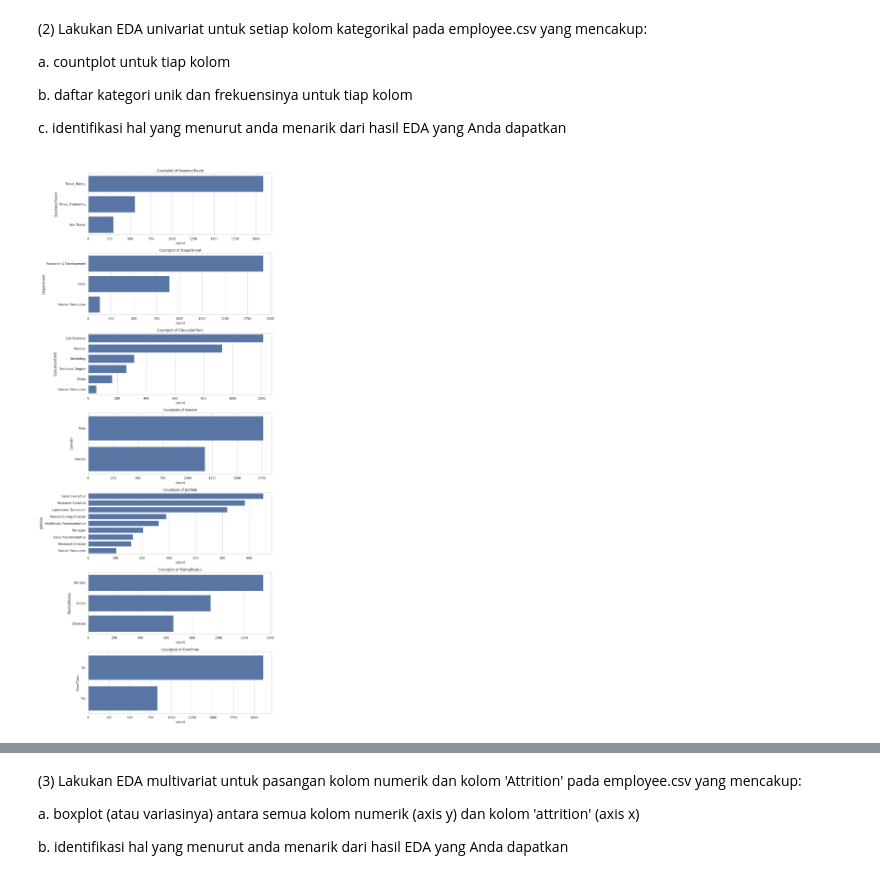
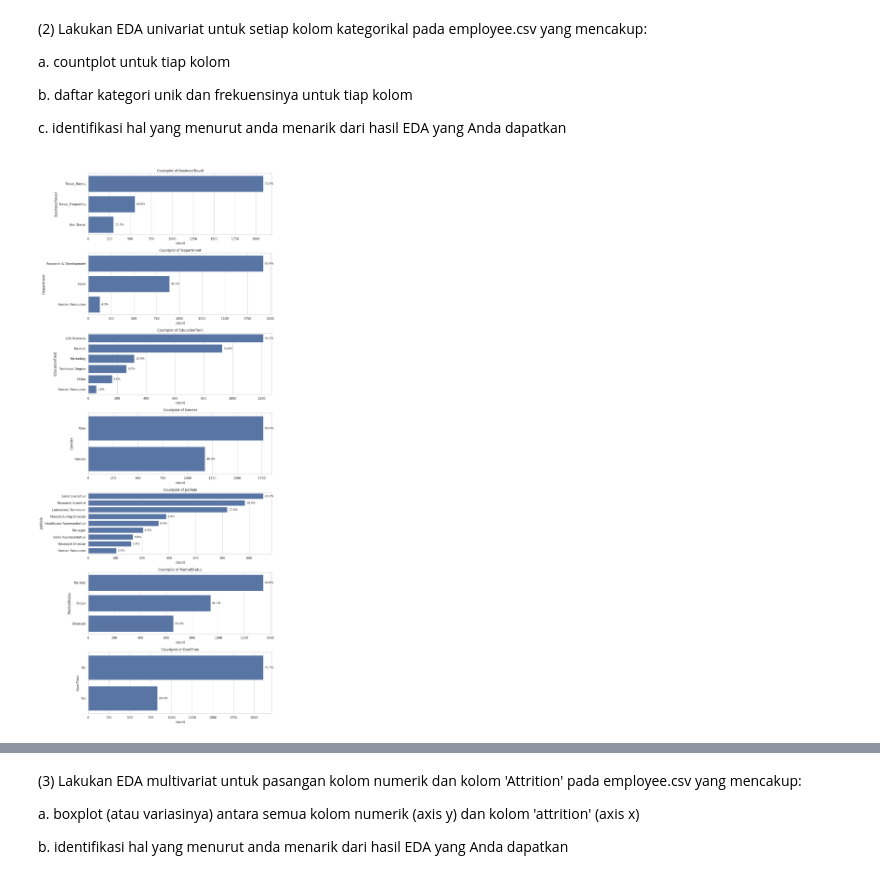
Before and after one commit to Jasman123/Data_Science_Vision, a Jupyter notebook: coding test.ipynb, the cells around one changed output, grey strips where cells are left out. Drawn from its saved outputs; the diff is of its cells as text; code cells hidden in the pictures.

```diff
--- a/coding test.ipynb
+++ b/coding test.ipynb
@@ -115,8 +115,10 @@ df_1.head()
 # %%
 # making histogram and boxplot all columns
 
-numeric_columns = df_1.select_dtypes(include="number").columns
-categorical_columns = df_1.select_dtypes(exclude="number").columns.drop("Attrition")
+
+numeric_columns = df_1.select_dtypes(include=['int64', 'float64']).columns
+categorical_columns = df_1.select_dtypes(include=['object', 'category']).columns.drop("Attrition")
+
 n = len(numeric_columns)
 
 
@@ -193,19 +232,37 @@ Percentage       : 0.95%
         c. identifikasi hal yang menurut anda menarik dari hasil EDA yang Anda dapatkan
 # %%
 n = len(categorical_columns)
+total = len(df_1)
 
 fig, ax = plt.subplots(n, 1, figsize=(12, 4 * n))
 
 for i, col in enumerate(categorical_columns):
+    order = df_1[col].value_counts().index
+
     sns.countplot(
         data=df_1,
         y=col,
-        order=df_1[col].value_counts().index,
+        order=order,
         ax=ax[i]
     )
+
     ax[i].set_title(f"Countplot of {col}")
+
+    counts = df_1[col].value_counts()
+    for p in ax[i].patches:
+        count = int(p.get_width())
+        percent = 100 * count / total
+        ax[i].annotate(
+            f"{percent:.1f}%",
+            (p.get_width(), p.get_y() + p.get_height() / 2),
+            va="center",
+            ha="left",
+            fontsize=10,
+            xytext=(5, 0),
+            textcoords="offset points"
+        )
 
 plt.tight_layout()
 plt.show()
 # %% [output]
-[figure, old version]
+[figure, new version]
```
Also changed, not shown: parts of 12 cells of this notebook.
